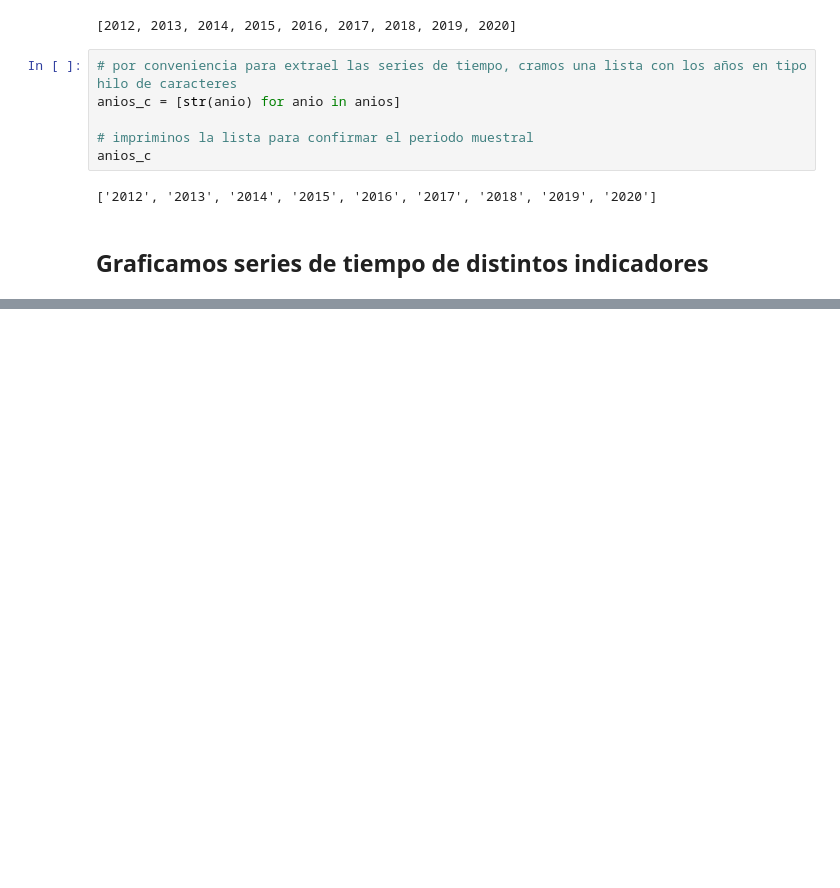
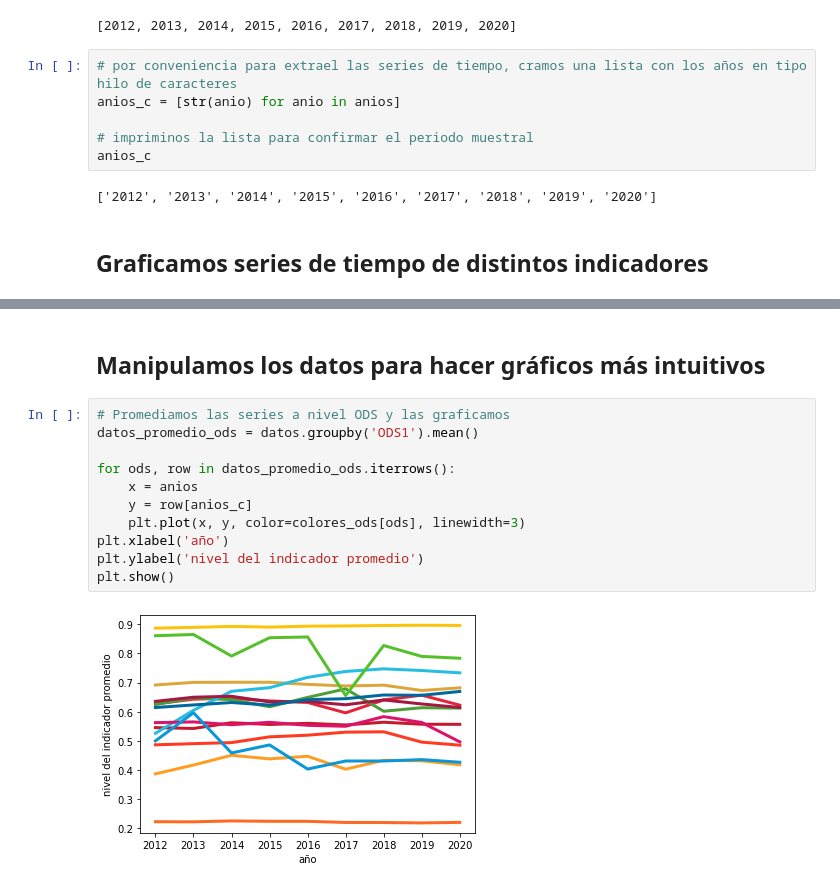
Before and after one commit to oguerrer/IPP_Lima, a Jupyter notebook: tutoriales/01 - visualizacion de datos.ipynb, the cells around one changed output, grey strips where cells are left out. Drawn from its saved outputs; the diff is of its cells as text; blank space fills up the shorter version.

```diff
--- a/tutoriales/01 - visualizacion de datos.ipynb
+++ b/tutoriales/01 - visualizacion de datos.ipynb
@@ -123,0 +175,15 @@ plt.ylabel('indicador de pobreza extrema')
+# %% [markdown]
+## Manipulamos los datos para hacer gráficos más intuitivos
+# %%
+# Promediamos las series a nivel ODS y las graficamos
+datos_promedio_ods = datos.groupby('ODS1').mean()
+
+for ods, row in datos_promedio_ods.iterrows():
+    x = anios
+    y = row[anios_c]
+    plt.plot(x, y, color=colores_ods[ods], linewidth=3)
+plt.xlabel('año')
+plt.ylabel('nivel del indicador promedio')
+plt.show()
+# %% [output]
+[figure, added]
```
Also changed, not shown: parts of 12 cells of this notebook.
